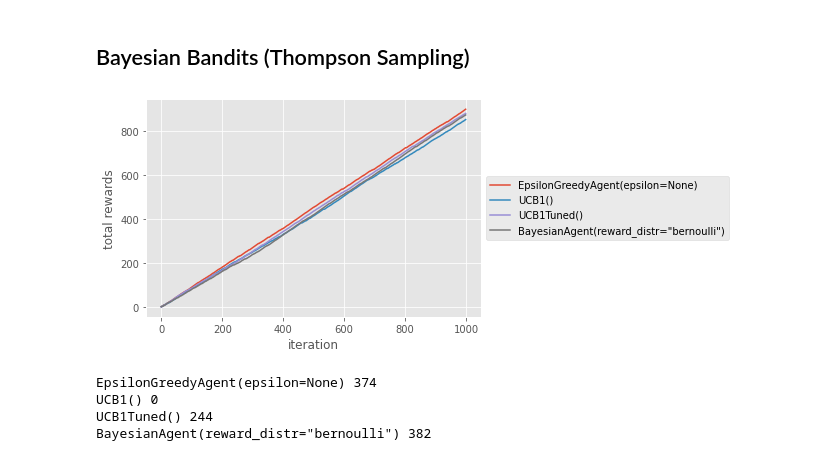
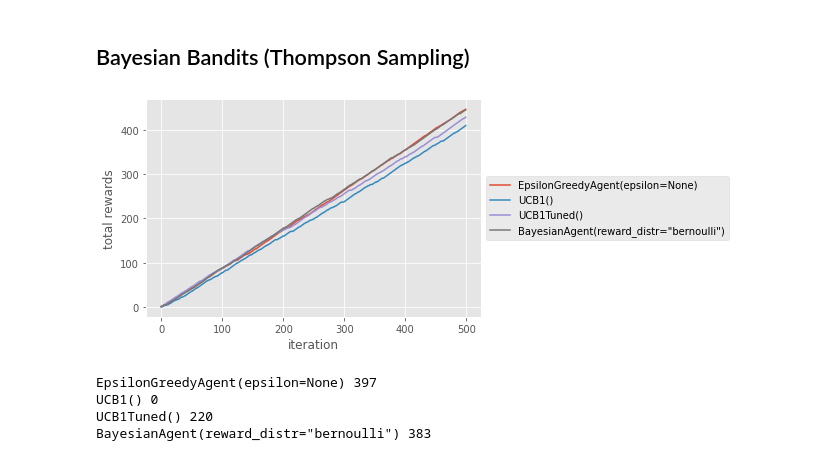
Before and after one commit to eminik/samples, a Jupyter notebook: notebooks/Multi-Armed Bandits Experiments.ipynb, the cells around one changed output. Saved outputs shown, nothing was run; the diff lists cells and outputs as text; code cells hidden in the pictures.

```diff
--- a/notebooks/Multi-Armed Bandits Experiments.ipynb
+++ b/notebooks/Multi-Armed Bandits Experiments.ipynb
@@ -167,8 +167,7 @@ def get_agents():
         EpsilonGreedyAgent(),
         ucb.UCB1Agent(),
         ucb.UCB1TunedAgent(),
-#         ucb.UCB1NormalAgent(),
-        BayesianAgent('bernoulli')
+        BayesianAgent('bernoulli'),
     ]
     return agents
 
@@ -186,15 +185,15 @@ def run_comparison(bandits):
 
     return win_count
 # %%
-utils.compare_agents(get_agents(), bernoulli_bandits, 1000, show_plot=True)
+utils.compare_agents(get_agents(), bernoulli_bandits, iterations=500, show_plot=True)
 # %% [output]
-[figure, old version]
+[figure, new version]
 # %%
 wins = run_comparison(bernoulli_bandits)
 for g, w in zip(get_agents(), wins):
     print(g, w)
 # %% [output]
-EpsilonGreedyAgent(epsilon=None) 374
+EpsilonGreedyAgent(epsilon=None) 397
 UCB1() 0
-UCB1Tuned() 244
-BayesianAgent(reward_distr="bernoulli") 382
+UCB1Tuned() 220
+BayesianAgent(reward_distr="bernoulli") 383
```
Also changed, not shown: 3 other files.
